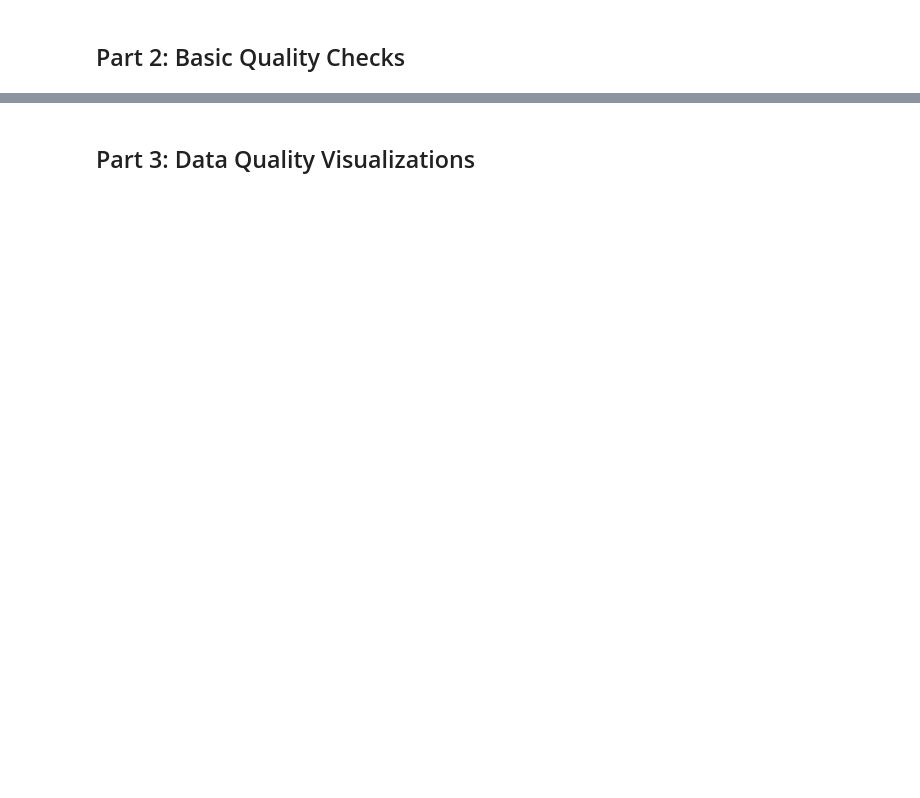
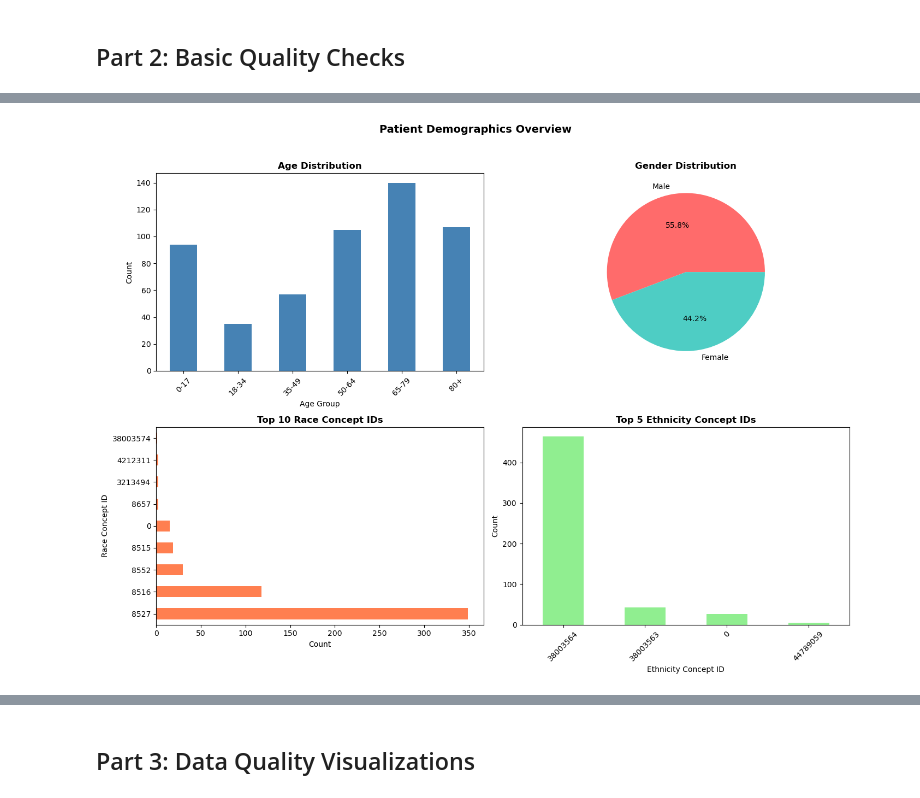
Before and after one commit to AaronLuo00/crisp-pipeline, a Jupyter notebook: notebooks/01_data_quality_exploration.ipynb, the cells around one changed output, grey strips where cells are left out. Drawn from its saved outputs; the diff is of its cells as text; code cells hidden in the pictures; blank space fills up the shorter version.

Commit message:
Improve data quality notebook with actionable visualizations

```diff
--- a/notebooks/01_data_quality_exploration.ipynb
+++ b/notebooks/01_data_quality_exploration.ipynb
@@ -177,0 +207,53 @@ if 'PERSON' in tables:
+# %%
+# Patient Demographics Visualization
+if 'PERSON' in tables:
+    person_df = tables['PERSON'].copy()
+
+    fig, ((ax1, ax2), (ax3, ax4)) = plt.subplots(2, 2, figsize=(14, 10))
+
+    # Age distribution
+    if 'year_of_birth' in person_df.columns:
+        current_year = pd.Timestamp.now().year
+        person_df['age'] = current_year - person_df['year_of_birth']
+        person_df['age_group'] = pd.cut(person_df['age'],
+                                        bins=[0, 18, 35, 50, 65, 80, 120],
+                                        labels=['0-17', '18-34', '35-49', '50-64', '65-79', '80+'])
+        age_counts = person_df['age_group'].value_counts().sort_index()
+        age_counts.plot(kind='bar', ax=ax1, color='steelblue')
+        ax1.set_title('Age Distribution', fontsize=12, fontweight='bold')
+        ax1.set_xlabel('Age Group')
+        ax1.set_ylabel('Count')
+        ax1.tick_params(axis='x', rotation=45)
+
+    # Gender distribution
+    if 'gender_concept_id' in person_df.columns:
+        gender_map = {8507: 'Male', 8532: 'Female', 0: 'Unknown'}
+        person_df['gender'] = person_df['gender_concept_id'].map(gender_map).fillna('Other')
+        gender_counts = person_df['gender'].value_counts()
+        colors = ['#FF6B6B', '#4ECDC4', '#95E1D3', '#FFA07A']
+        wedges, texts, autotexts = ax2.pie(gender_counts, labels=gender_counts.index,
+                                            autopct='%1.1f%%', colors=colors[:len(gender_counts)])
+        ax2.set_title('Gender Distribution', fontsize=12, fontweight='bold')
+
+    # Race distribution
+    if 'race_concept_id' in person_df.columns:
+        race_counts = person_df['race_concept_id'].value_counts().head(10)
+        race_counts.plot(kind='barh', ax=ax3, color='coral')
+        ax3.set_title('Top 10 Race Concept IDs', fontsize=12, fontweight='bold')
+        ax3.set_xlabel('Count')
+        ax3.set_ylabel('Race Concept ID')
+
+    # Ethnicity distribution
+    if 'ethnicity_concept_id' in person_df.columns:
+        ethnicity_counts = person_df['ethnicity_concept_id'].value_counts().head(5)
+        ethnicity_counts.plot(kind='bar', ax=ax4, color='lightgreen')
+        ax4.set_title('Top 5 Ethnicity Concept IDs', fontsize=12, fontweight='bold')
+        ax4.set_xlabel('Ethnicity Concept ID')
+        ax4.set_ylabel('Count')
+        ax4.tick_params(axis='x', rotation=45)
+
+    plt.suptitle('Patient Demographics Overview', fontsize=14, fontweight='bold', y=1.02)
+    plt.tight_layout()
+    plt.show()
+# %% [output]
+[figure, added]
```
Also changed, not shown: parts of 15 cells of this notebook.
